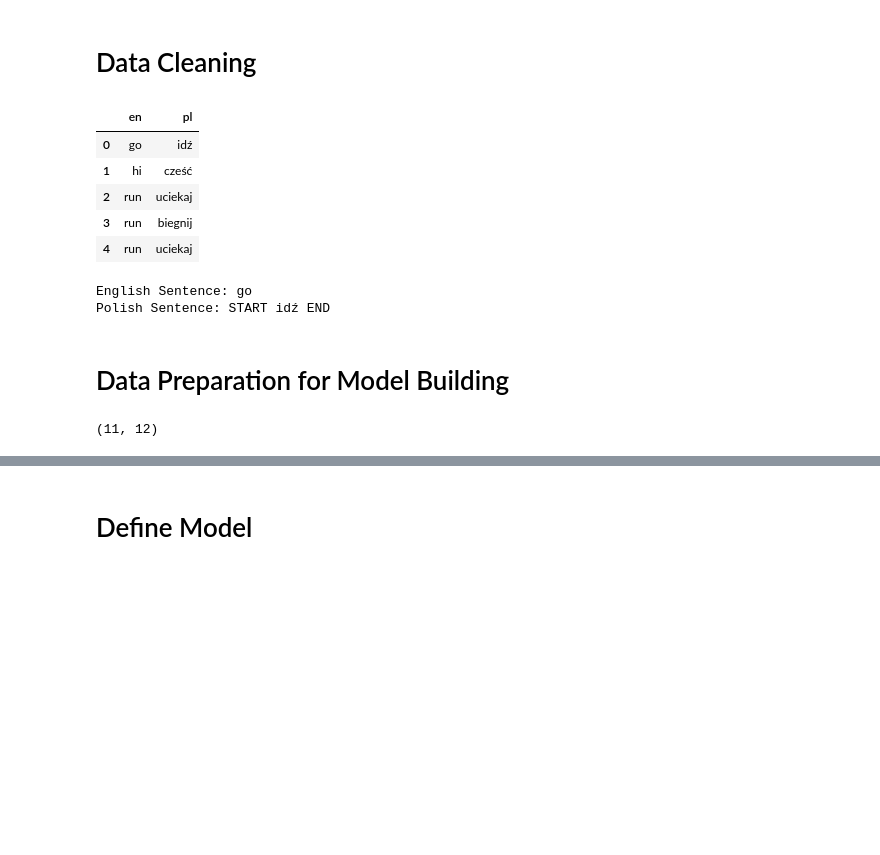
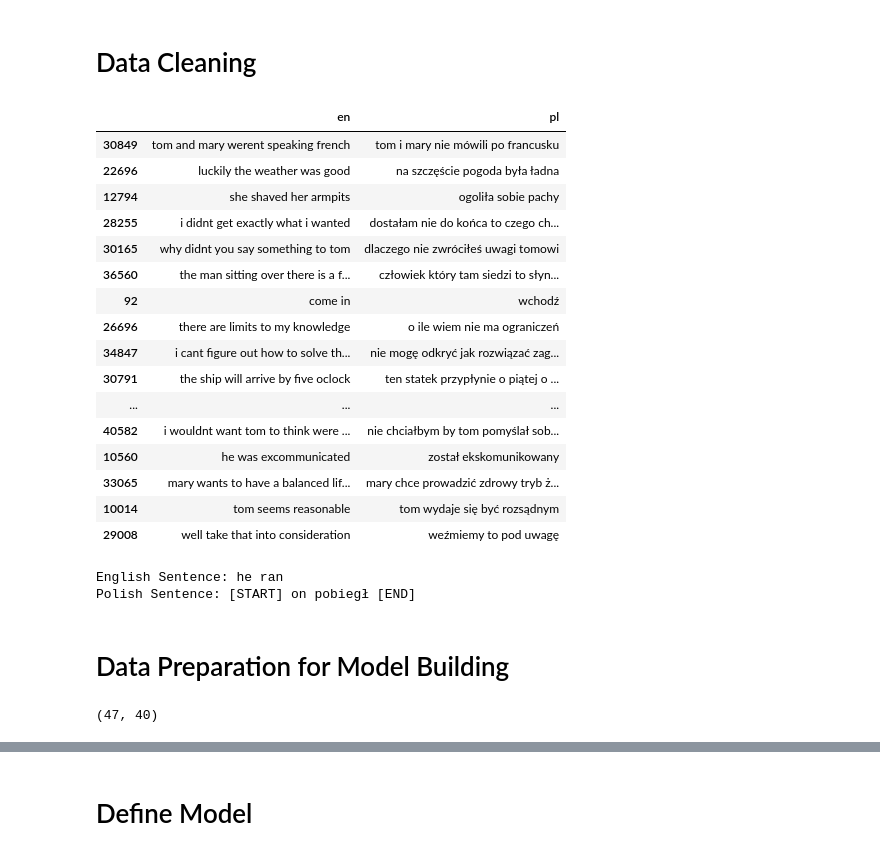
Before and after one commit to VolodymyrBrintsov/Eng2Pol-Machine-Translation, a Jupyter notebook: Machine_Translation.ipynb, the cells around one changed output, grey strips where cells are left out. Drawn from its saved outputs; the diff is of its cells as text; code cells hidden in the pictures; blank space fills up the shorter version.

```diff
--- a/Machine_Translation.ipynb
+++ b/Machine_Translation.ipynb
@@ -46,31 +57,42 @@ language_df.head()
 # %%
 def clean_text(text):
     # to lower case and remove spaces and end and start
     text = text.lower().strip()
     # remove digits
     text = re.sub('\d', '', text)
     # remove punctuation
     text = text.translate(str.maketrans('', '', string.punctuation))
     return text
 
 language_df['en'] = language_df['en'].apply(clean_text)
 language_df['pl'] = language_df['pl'].apply(clean_text)
-language_df.head()
+language_df.sample(20)
 # %% [output]
 |  | en | pl |
-| 0 | go | idź |
-| 1 | hi | cześć |
-| 2 | run | uciekaj |
-| 3 | run | biegnij |
-| 4 | run | uciekaj |
+| 30849 | tom and mary werent speaking french | tom i mary nie mówili po francusku |
+| 22696 | luckily the weather was good | na szczęście pogoda była ładna |
+| 12794 | she shaved her armpits | ogoliła sobie pachy |
+| 28255 | i didnt get exactly what i wanted | dostałam nie do końca to czego ch... |
+| 30165 | why didnt you say something to tom | dlaczego nie zwróciłeś uwagi tomowi |
+| 36560 | the man sitting over there is a f... | człowiek który tam siedzi to słyn... |
+| 92 | come in | wchodź |
+| 26696 | there are limits to my knowledge | o ile wiem nie ma ograniczeń |
+| 34847 | i cant figure out how to solve th... | nie mogę odkryć jak rozwiązać zag... |
+| 30791 | the ship will arrive by five oclock | ten statek przypłynie o piątej o ... |
+| ... | ... | ... |
+| 40582 | i wouldnt want tom to think were ... | nie chciałbym by tom pomyślał sob... |
+| 10560 | he was excommunicated | został ekskomunikowany |
+| 33065 | mary wants to have a balanced lif... | mary chce prowadzić zdrowy tryb ż... |
+| 10014 | tom seems reasonable | tom wydaje się być rozsądnym |
+| 29008 | well take that into consideration | weźmiemy to pod uwagę |
 # %%
 # putting START and END in polish sentences
-language_df['pl'] = language_df['pl'].apply(lambda text: "START "+text+" END")
-print("English Sentence: " + language_df['en'].iloc[0])
-print("Polish Sentence: " + language_df['pl'].iloc[0])
+language_df['pl'] = language_df['pl'].apply(lambda text: "[START] "+text+" [END]")
+print("English Sentence: " + language_df['en'].iloc[55])
+print("Polish Sentence: " + language_df['pl'].iloc[55])
 # %% [output]
-English Sentence: go
-Polish Sentence: START idź END
+English Sentence: he ran
+Polish Sentence: [START] on pobiegł [END]
 # %% [markdown]
 # Data Preparation for Model Building
 # %%
@@ -80,16 +102,15 @@ import numpy as np
 x = language_df['en']
 y = language_df['pl']
 x_train, x_test, y_train, y_test = train_test_split(x, y, test_size=0.1)
-
-# determine the maximum length of sentence
-def determine_sentence_len(data):
-    lenghts = [len(x.split(' ')) for x in data]
-    return round(np.mean(lenghts) + 2 * np.std(lenghts))
-max_len_en = determine_sentence_len(x_train)
-max_len_pl = determine_sentence_len(y_train)
-max_len_en, max_len_pl
-# %% [output]
-(11, 12)
+# %%
+def determine_sentence_len(data):
+    lenghts = [len(x.split(' ')) for x in data]
+    return max(lenghts)
+max_len_en = determine_sentence_len(x_train)
+max_len_pl = determine_sentence_len(y_train)
+max_len_en, max_len_pl
+# %% [output]
+(47, 40)
 # %%
 # Tokenization
 en_tokenizer = Tokenizer()
```
Also changed, not shown: parts of 19 cells of this notebook, 3 other files.
